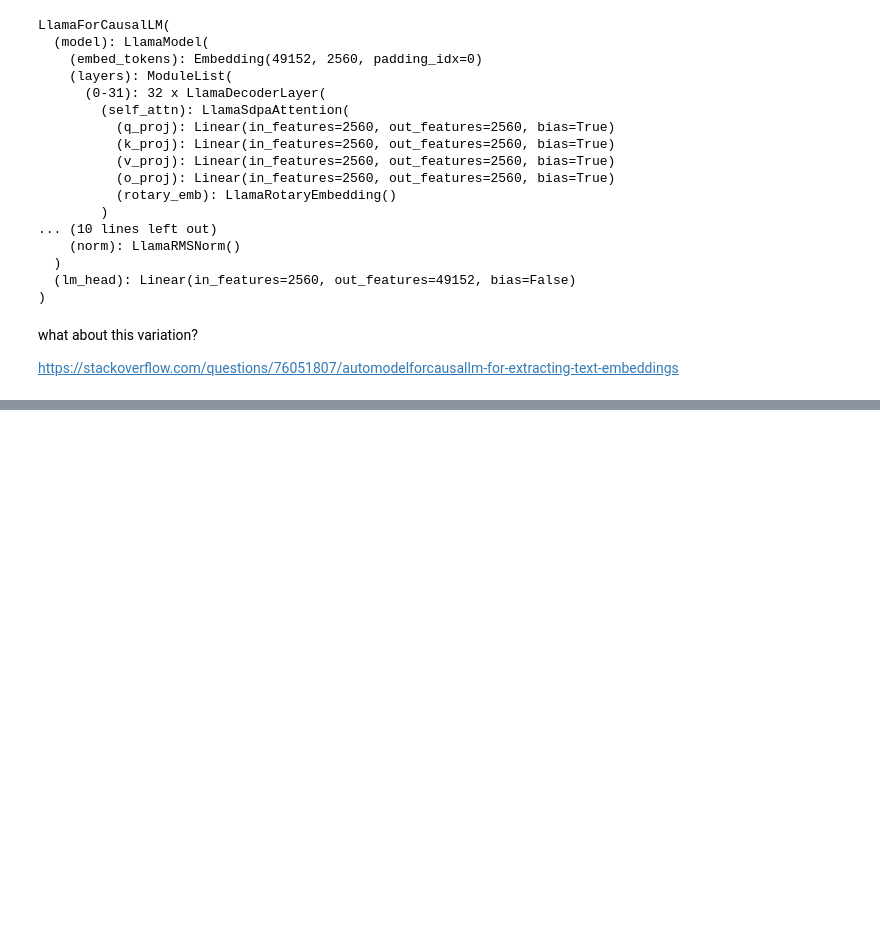
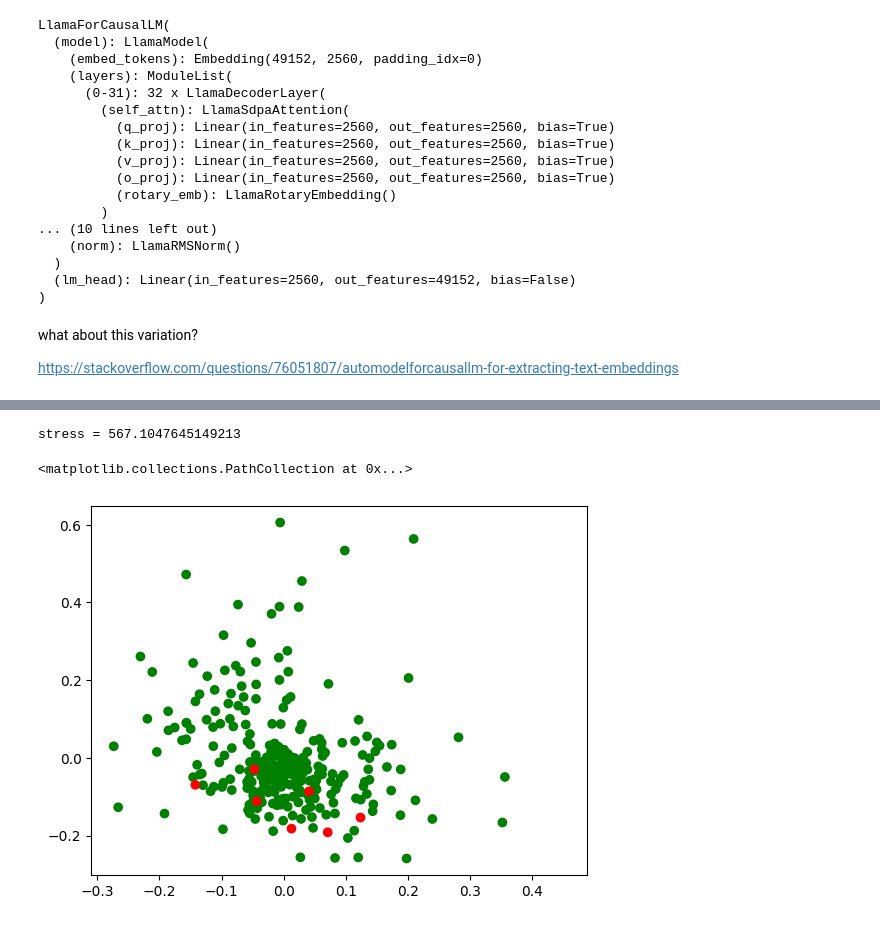
Before and after one commit to erikerlandson/datascience-wg, a Jupyter notebook: hack-scripts/model-embed-poc.ipynb, the cells around one changed output, grey strips where cells are left out. Cells and saved outputs as stored; diff of their text form; code cells hidden in the pictures; blank space fills up the shorter version.

Commit message:
test marginal sampling

```diff
--- a/hack-scripts/model-embed-poc.ipynb
+++ b/hack-scripts/model-embed-poc.ipynb
@@ -88 +105,7 @@ def model_embeddings(prompts, model, tokenizer):
+# %%
+from sklearn.utils import shuffle
+def sample_marginals(vecs, nsamples = 10):
+    vt = vecs.T
+    vts = [shuffle(x, n_samples=nsamples) for x in vt]
+    return torch.tensor(np.array(vts)).T
 # %%
@@ -131,0 +172,20 @@ stress = 851.334463331819
+# %%
+# Try including random synthetic vectors sampled from marginals
+# (similar to what happens in random forest clustering)
+# to see how real vectors compare to a larger space of possibilities
+rnd = sample_marginals(embeddings, nsamples=280)
+
+all = torch.cat((rnd, embeddings, embeddings_ins))
+colors = (['#ffffff00'] * len(rnd)) + (['g'] * len(embeddings)) + (['r'] * len(embeddings_ins))
+
+xform = manifold.MDS(n_components = 2, normalized_stress='auto', n_init=10, max_iter=1000, eps=1e-6, dissimilarity='precomputed', n_jobs=1)
+e2d = xform.fit(cosine_dissimilarities(all)).embedding_
+print(f"stress = {xform.stress_}")
+
+x, y = e2d.transpose()
+fig, ax = plt.subplots()
+ax.scatter(x,y, c = colors)
+# %% [output]
+stress = 567.1047645149213
+<matplotlib.collections.PathCollection at 0x...>
+[figure, added]
```
Also changed, not shown: parts of 9 cells of this notebook.
